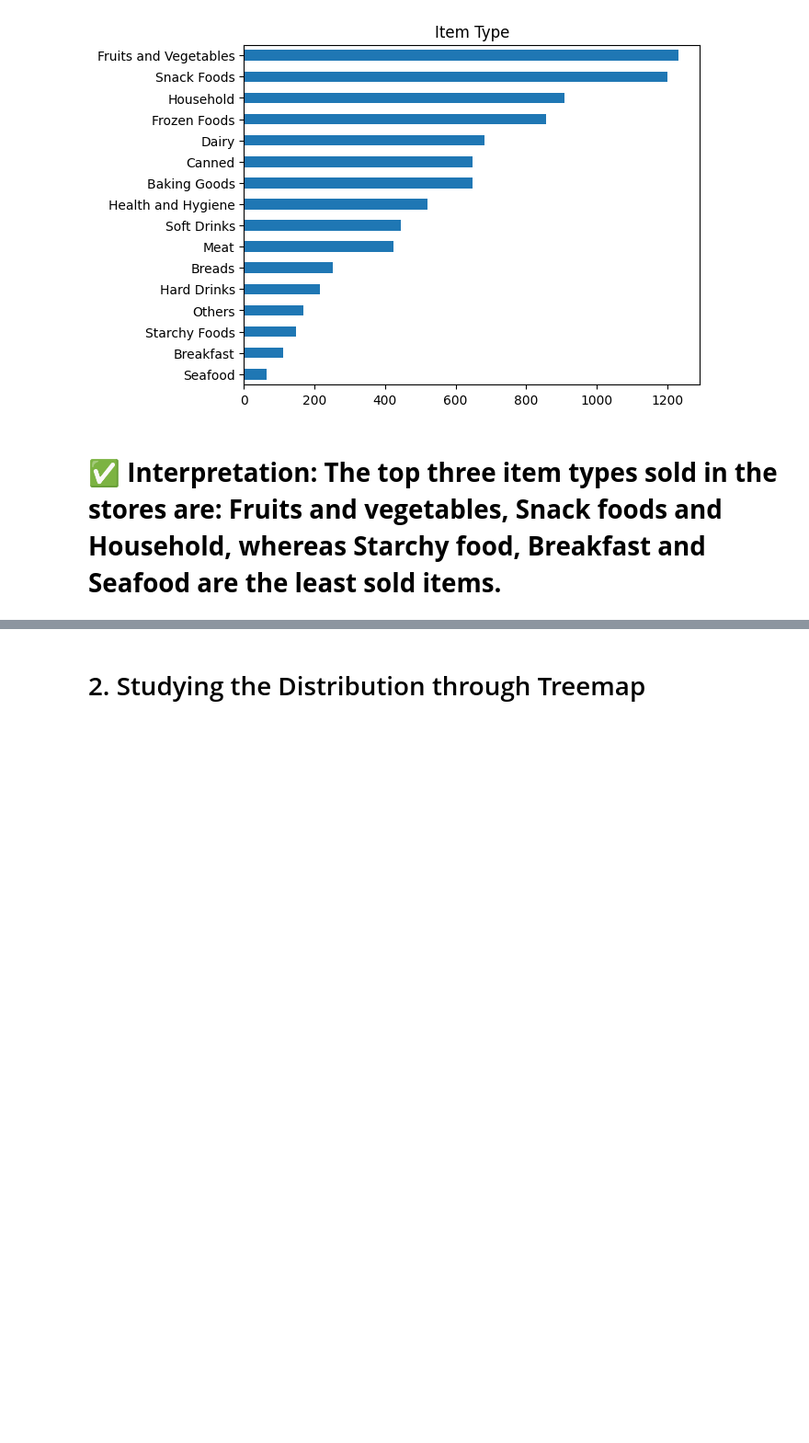
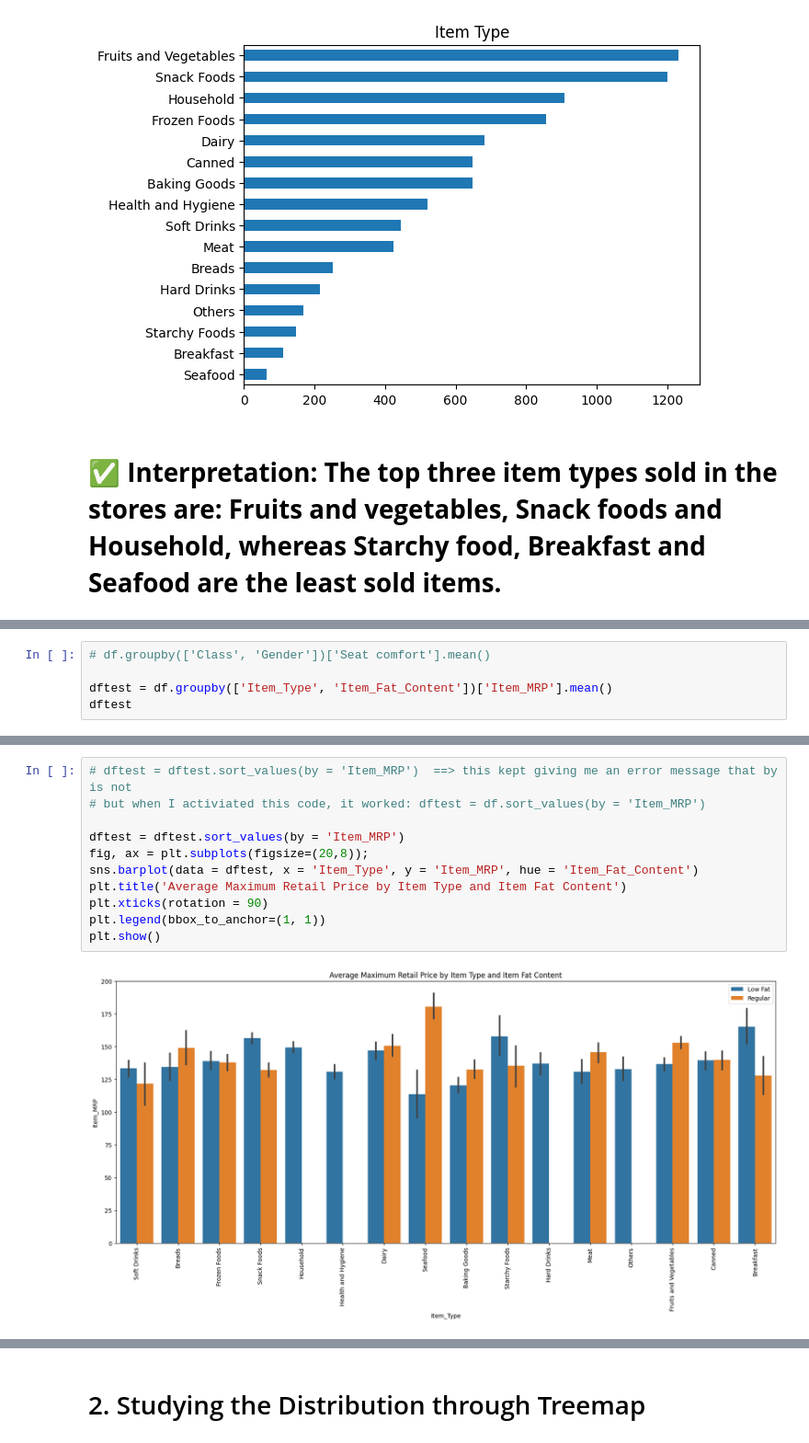
Before and after one commit to Souha-Kabtni/Food-Sales-Predictions, a Jupyter notebook: Souha_Kabtni_Project_1_Part_3_(Core)_Phase.ipynb, the cells around one changed output, grey strips where cells are left out. Shown at 92% size. Drawn from its saved outputs; the diff is of its cells as text; blank space fills up the shorter version.

```diff
--- a/Souha_Kabtni_Project_1_Part_3_(Core)_Phase.ipynb
+++ b/Souha_Kabtni_Project_1_Part_3_(Core)_Phase.ipynb
@@ -399,0 +443,5 @@ plt.show();
+# %%
+# df.groupby(['Class', 'Gender'])['Seat comfort'].mean()
+
+dftest = df.groupby(['Item_Type', 'Item_Fat_Content'])['Item_MRP'].mean()
+dftest
@@ -399,0 +503,13 @@ plt.show();
+# %%
+# dftest = dftest.sort_values(by = 'Item_MRP')  ==> this kept giving me an error message that by is not
+# but when I activiated this code, it worked: dftest = df.sort_values(by = 'Item_MRP')
+
+dftest = dftest.sort_values(by = 'Item_MRP')
+fig, ax = plt.subplots(figsize=(20,8));
+sns.barplot(data = dftest, x = 'Item_Type', y = 'Item_MRP', hue = 'Item_Fat_Content')
+plt.title('Average Maximum Retail Price by Item Type and Item Fat Content')
+plt.xticks(rotation = 90)
+plt.legend(bbox_to_anchor=(1, 1))
+plt.show()
+# %% [output]
+[figure, added]
```
Also changed, not shown: parts of 21 cells of this notebook.
